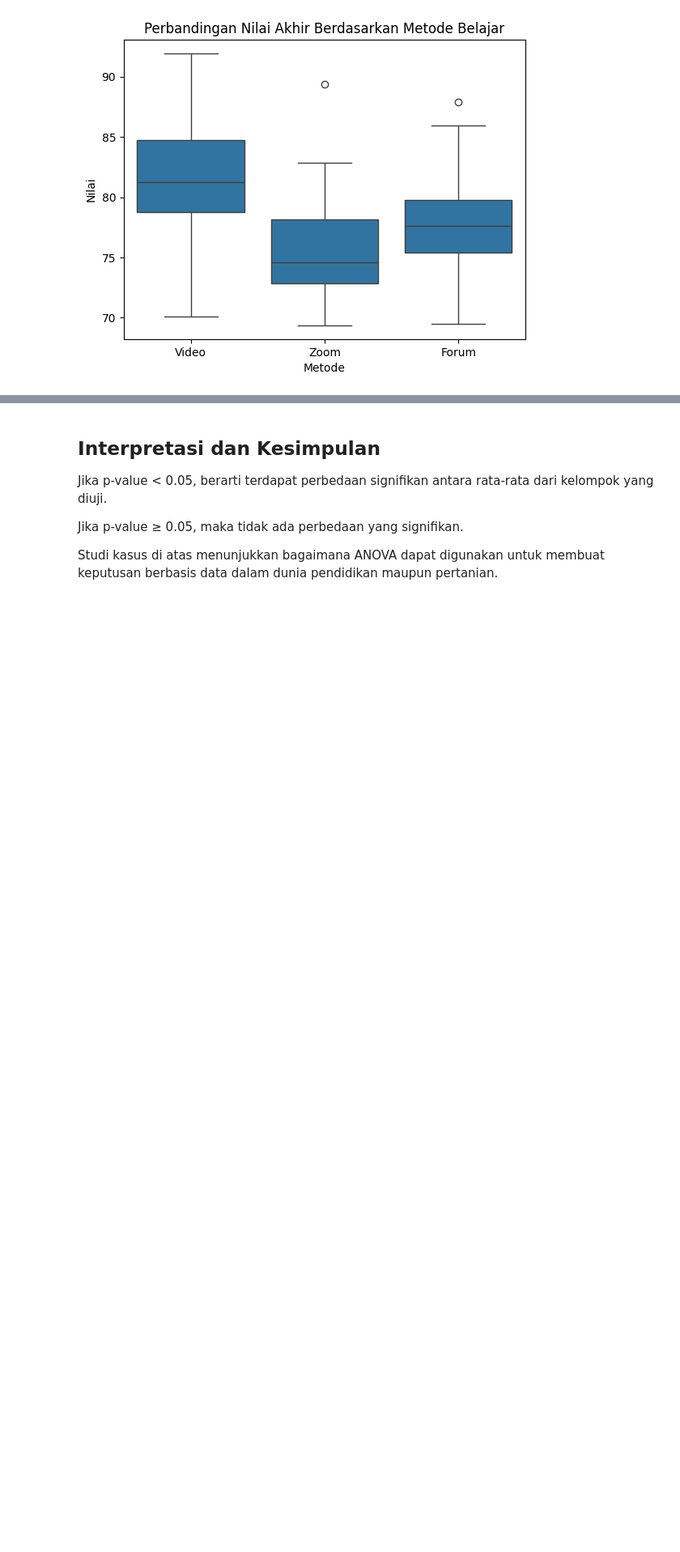
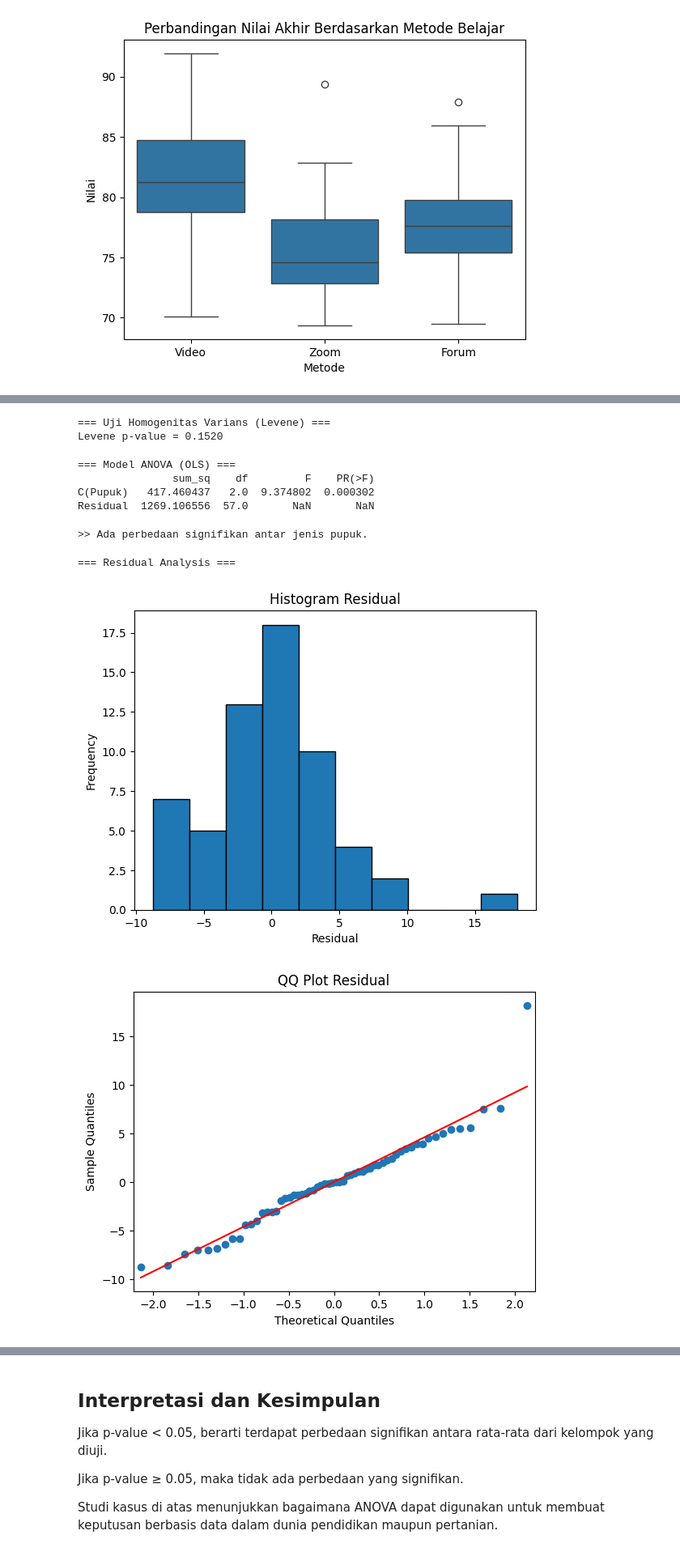
Before and after one commit to dindaanp/ANOVA-dan-Implementasinya, a Jupyter notebook: ANOVA dan Implementasi.ipynb, the cells around one changed output, grey strips where cells are left out. Shown at 81% size. Cells and saved outputs as stored; diff of their text form; code cells hidden in the pictures; blank space fills up the shorter version.

```diff
--- a/ANOVA dan Implementasi.ipynb
+++ b/ANOVA dan Implementasi.ipynb
@@ -117,0 +157,47 @@ plt.show()
+# %%
+# Uji Homogenitas
+print("\n=== Uji Homogenitas Varians (Levene) ===")
+groups2 = [df2[df2['Pupuk'] == pupuk]['Hasil'] for pupuk in df2['Pupuk'].unique()]
+stat, p = levene(*groups2)
+print(f"Levene p-value = {p:.4f}")
+# %% [output]
+=== Uji Homogenitas Varians (Levene) ===
+Levene p-value = 0.1520
+# %%
+# Uji ANOVA
+print("\n=== Model ANOVA (OLS) ===")
+model2 = smf.ols('Hasil ~ C(Pupuk)', data=df2).fit()
+anova_table2 = sm.stats.anova_lm(model2, typ=2)
+print(anova_table2)
+# %% [output]
+=== Model ANOVA (OLS) ===
+               sum_sq    df         F    PR(>F)
+C(Pupuk)   417.460437   2.0  9.374802  0.000302
+Residual  1269.106556  57.0       NaN       NaN
+# %%
+# Interpretasi hasil ANOVA
+p_val2 = anova_table2['PR(>F)'][0]
+if p_val2 < 0.05:
+    print("\n>> Ada perbedaan signifikan antar jenis pupuk.")
+else:
+    print("\n>> Tidak ada perbedaan signifikan antar jenis pupuk.")
+# %% [output]
+>> Ada perbedaan signifikan antar jenis pupuk.
+# %%
+# Analisis Residual
+print("\n=== Residual Analysis ===")
+resid2 = model2.resid
+
+plt.hist(resid2, bins=10, edgecolor='k')
+plt.title("Histogram Residual")
+plt.xlabel("Residual")
+plt.ylabel("Frequency")
+plt.show()
+
+sm.qqplot(resid2, line='s')
+plt.title("QQ Plot Residual")
+plt.show()
+# %% [output]
+=== Residual Analysis ===
+[figure, added]
+[figure, added]
```
Also changed, not shown: parts of 8 cells of this notebook.
